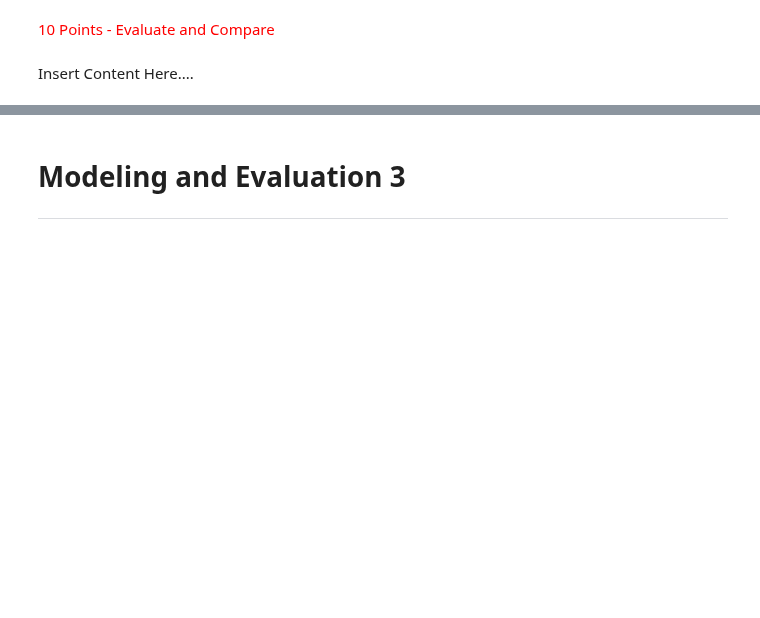
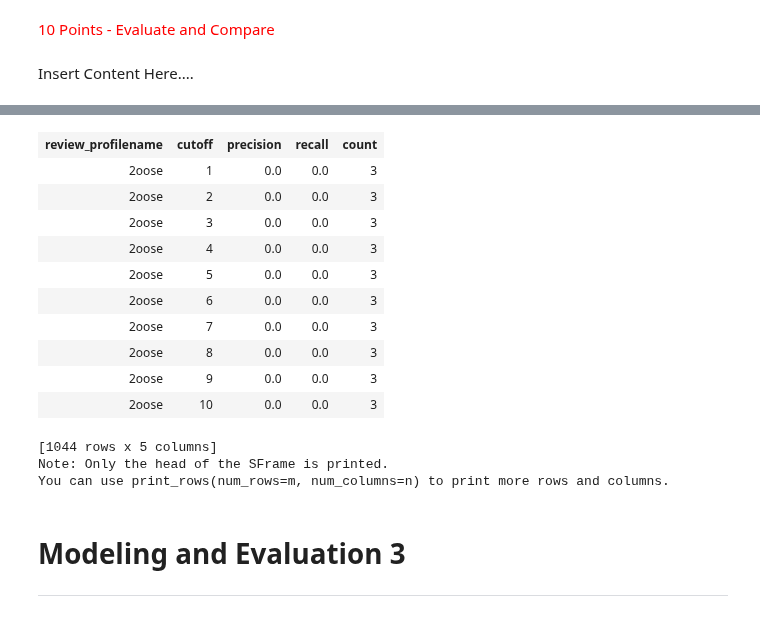
Before and after one commit to wkerneck/DataMiningClass, a Jupyter notebook: 7331_Data_MiningProject_3_CC.ipynb, the cells around one changed output, grey strips where cells are left out. Saved outputs shown, nothing was run; the diff lists cells and outputs as text; code cells hidden in the pictures; blank space fills up the shorter version.

```diff
--- a/7331_Data_MiningProject_3_CC.ipynb
+++ b/7331_Data_MiningProject_3_CC.ipynb
@@ -588,0 +648,19 @@ Training ranking_factorization_recommender for recommendations.
+# %%
+train, test = gl.recommender.util.random_split_by_user(data,
+                                                    user_id="review_profilename", item_id="beer_name",
+                                                    max_num_users=100, item_test_proportion=0.2)
+# %%
+from IPython.display import display
+from IPython.display import Image
+
+gl.canvas.set_target('ipynb')
+
+
+item_item = gl.recommender.item_similarity_recommender.create(train,
+                                  user_id="review_profilename",
+                                  item_id="beer_name",
+                                  target="review_overall",
+                                  only_top_k=5,
+                                  similarity_type="cosine")
+
+rmse_results = item_item.evaluate(test)
@@ -589,3 +720,20 @@ Training ranking_factorization_recommender for recommendations.
+# %%
+rmse_results['precision_recall_by_user']
+# %% [output]
+| review_profilename | cutoff | precision | recall | count |
+| 2oose | 1 | 0.0 | 0.0 | 3 |
+| 2oose | 2 | 0.0 | 0.0 | 3 |
+| 2oose | 3 | 0.0 | 0.0 | 3 |
+| 2oose | 4 | 0.0 | 0.0 | 3 |
+| 2oose | 5 | 0.0 | 0.0 | 3 |
+| 2oose | 6 | 0.0 | 0.0 | 3 |
+| 2oose | 7 | 0.0 | 0.0 | 3 |
+| 2oose | 8 | 0.0 | 0.0 | 3 |
+| 2oose | 9 | 0.0 | 0.0 | 3 |
+| 2oose | 10 | 0.0 | 0.0 | 3 |
+[1044 rows x 5 columns]
+Note: Only the head of the SFrame is printed.
+You can use print_rows(num_rows=m, num_columns=n) to print more rows and columns.
 # %% [markdown]
 # Modeling and Evaluation 3
 ---
```
Also changed, not shown: parts of 27 cells of this notebook.
